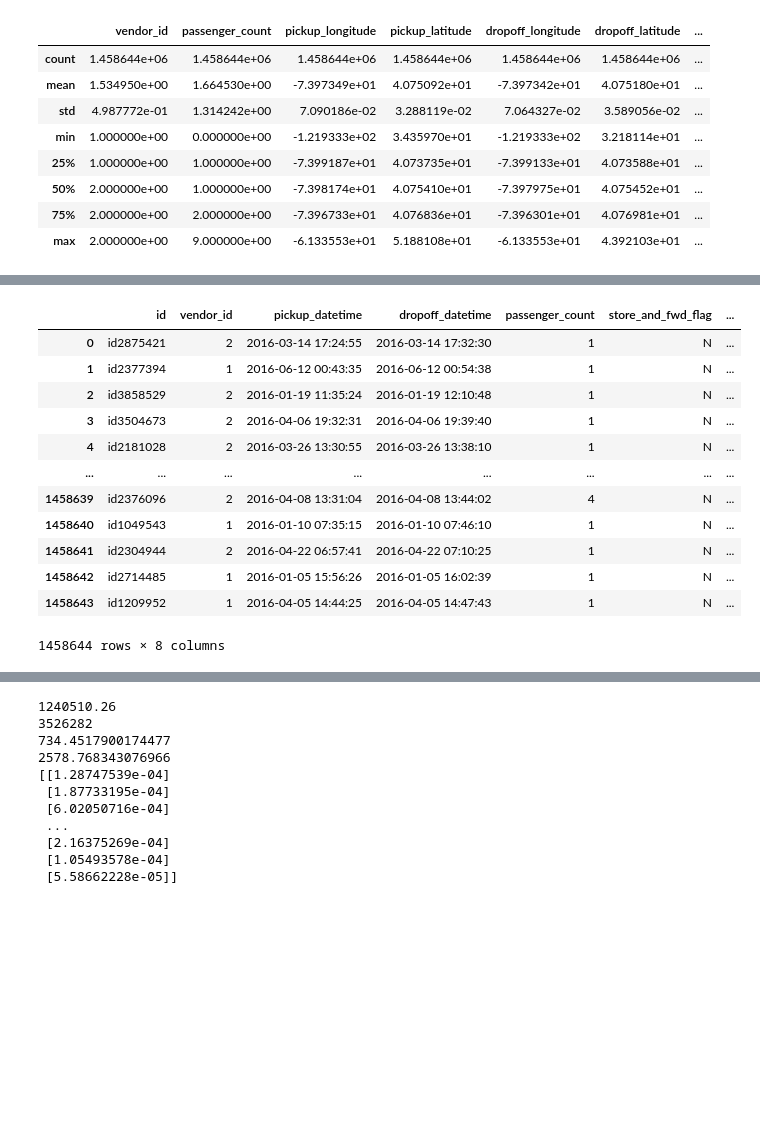
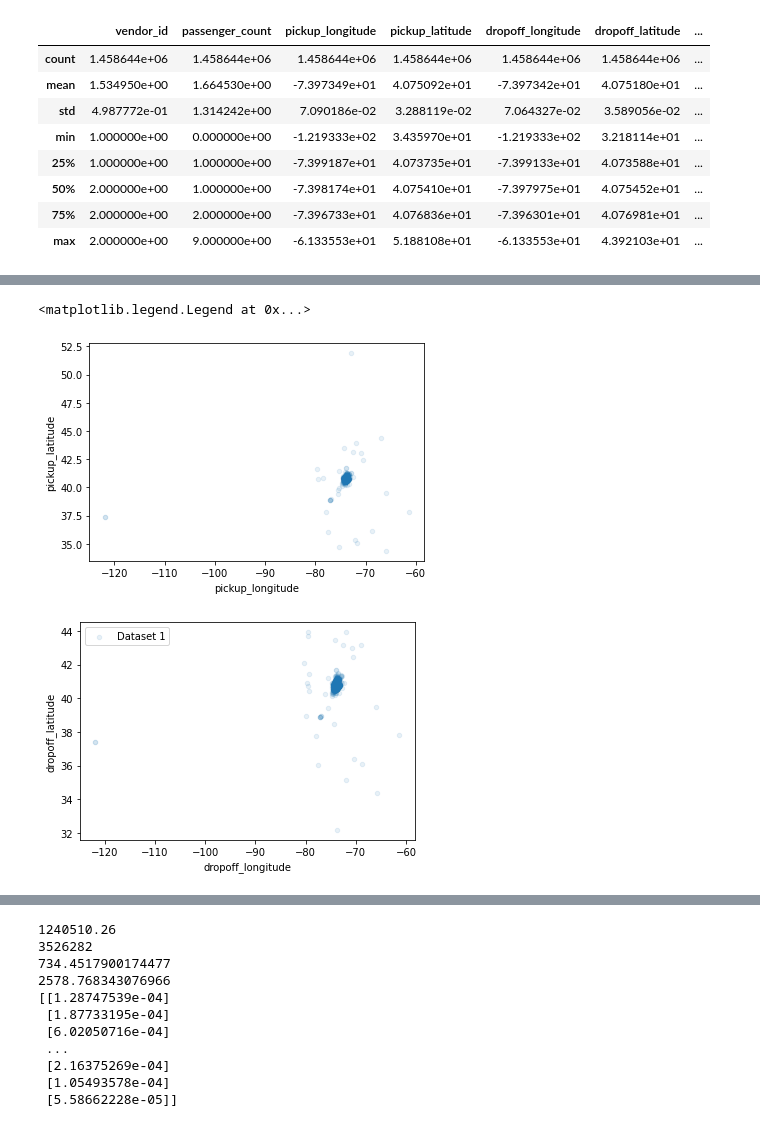
Before and after one commit to deepskandpal/hands-on-machine-learning, a Jupyter notebook: Newyork_taxi_ETA.ipynb, the cells around one changed output, grey strips where cells are left out. Drawn from its saved outputs; the diff is of its cells as text; code cells hidden in the pictures; blank space fills up the shorter version.

```diff
--- a/Newyork_taxi_ETA.ipynb
+++ b/Newyork_taxi_ETA.ipynb
@@ -104,19 +108,12 @@ def get_distance_in_metre(df):
 train_data['distance'] = train_data.apply(get_distance_in_metre, axis = 1)
 # %%
 train_data_cpy = train_data.drop(["dropoff_longitude", "dropoff_latitude", "pickup_latitude", "pickup_longitude"], axis=1)
-# %%
-train_data_cpy
-# %% [output]
-|  | id | vendor_id | pickup_datetime | dropoff_datetime | passenger_count | store_and_fwd_flag | ... |
-| 0 | id2875421 | 2 | 2016-03-14 17:24:55 | 2016-03-14 17:32:30 | 1 | N | ... |
-| 1 | id2377394 | 1 | 2016-06-12 00:43:35 | 2016-06-12 00:54:38 | 1 | N | ... |
-| 2 | id3858529 | 2 | 2016-01-19 11:35:24 | 2016-01-19 12:10:48 | 1 | N | ... |
-| 3 | id3504673 | 2 | 2016-04-06 19:32:31 | 2016-04-06 19:39:40 | 1 | N | ... |
-| 4 | id2181028 | 2 | 2016-03-26 13:30:55 | 2016-03-26 13:38:10 | 1 | N | ... |
-| ... | ... | ... | ... | ... | ... | ... | ... |
-| 1458639 | id2376096 | 2 | 2016-04-08 13:31:04 | 2016-04-08 13:44:02 | 4 | N | ... |
-| 1458640 | id1049543 | 1 | 2016-01-10 07:35:15 | 2016-01-10 07:46:10 | 1 | N | ... |
-| 1458641 | id2304944 | 2 | 2016-04-22 06:57:41 | 2016-04-22 07:10:25 | 1 | N | ... |
-| 1458642 | id2714485 | 1 | 2016-01-05 15:56:26 | 2016-01-05 16:02:39 | 1 | N | ... |
-| 1458643 | id1209952 | 1 | 2016-04-05 14:44:25 | 2016-04-05 14:47:43 | 1 | N | ... |
-1458644 rows × 8 columns
+# %%
+train_data.plot(kind="scatter", x="pickup_longitude", y="pickup_latitude", alpha=0.1)
+train_data.plot(kind="scatter", x="dropoff_longitude", y="dropoff_latitude", alpha=0.1)
+
+plt.legend(["Dataset 1", "Dataset 2"])
+# %% [output]
+<matplotlib.legend.Legend at 0x...>
+[figure, added]
+[figure, added]
```
Also changed, not shown: parts of 7 cells of this notebook.
